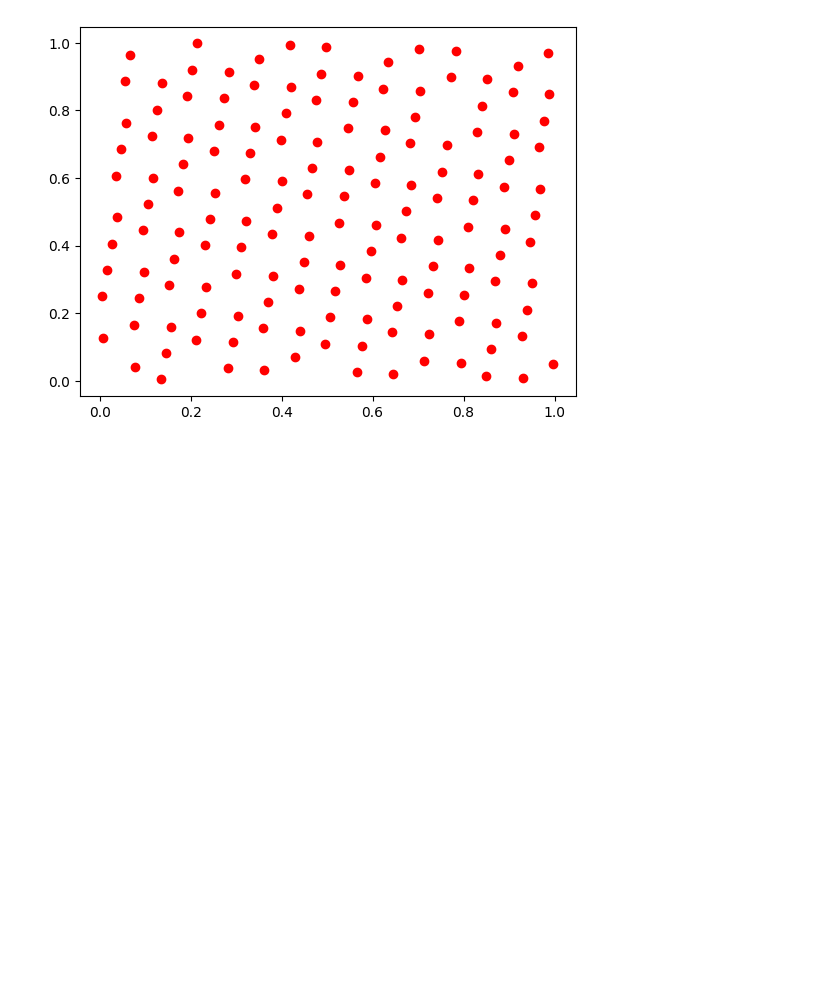
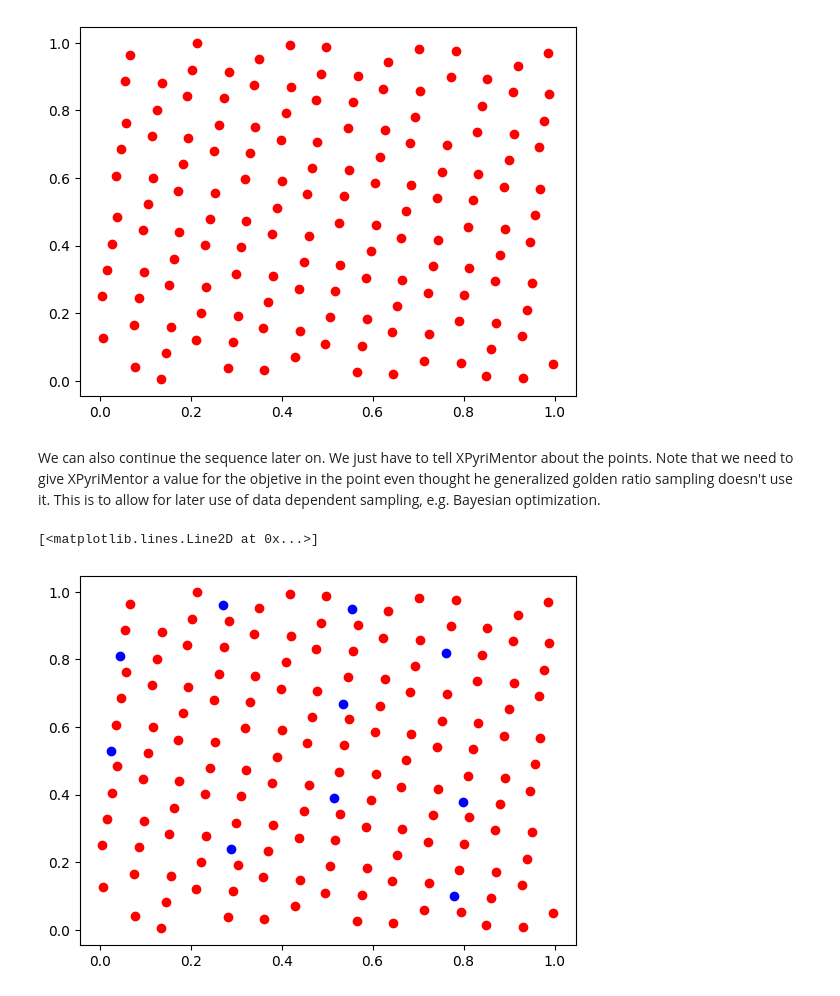
Before and after one commit to novonordisk-research/ProcessOptimizer, a Jupyter notebook: examples/design_qualifications/golden_ratio_sampling.ipynb, the cells around one changed output. Cells and saved outputs as stored; diff of their text form; code cells hidden in the pictures; blank space fills up the shorter version.

Commit message:
doc: More about generalized golden ratio sampling

```diff
--- a/examples/design_qualifications/golden_ratio_sampling.ipynb
+++ b/examples/design_qualifications/golden_ratio_sampling.ipynb
@@ -1,11 +6,28 @@
 # %%
 import matplotlib.pyplot as plt
-from XpyriMentor import XpyriMentor
+from ProcessOptimizer.XpyriMentor import XpyriMentor
 
 # Create a new instance of the XpyriMentor class
-xpyrimentor = XpyriMentor(space = [(0.0, 1.0) for _ in range(2)], suggestor={"suggestor_name": "GoldenRatio"})
+xpyrimentor = XpyriMentor(space = [(0.0, 1.0), (0.0, 1.0)], suggestor={"suggestor_name": "GoldenRatio"})
+# Ask for 150 points in the space defined by the suggestor
 points = xpyrimentor.ask(150)
+# Plot the points in the space
 plt.plot([point[0] for point in points], [point[1] for point in points], 'ro')
 # %% [output]
 [<matplotlib.lines.Line2D at 0x...>]
 [figure]
+# %% [markdown]
+We can also continue the sequence later on. We just have to tell XPyriMentor about the points. Note that we need to give XPyriMentor a value for the objetive in the point even thought he generalized golden ratio sampling doesn't use it. This
+is to allow for later use of data dependent sampling, e.g. Bayesian optimization.
+# %%
+# "telling" the XpyriMentor about value in the points suggested.
+for point in points:
+    xpyrimentor.tell(point, [0.0])  # Assuming a dummy objective value of 0.0
+#Get ten new points in the space
+new_points = xpyrimentor.ask(10)
+# Plot both the original and new points
+plt.plot([point[0] for point in points], [point[1] for point in points], 'ro')
+plt.plot([point[0] for point in new_points], [point[1] for point in new_points], 'bo')
+# %% [output]
+[<matplotlib.lines.Line2D at 0x...>]
+[figure, added]
```
Also changed, not shown: parts of 1 cell of this notebook.
